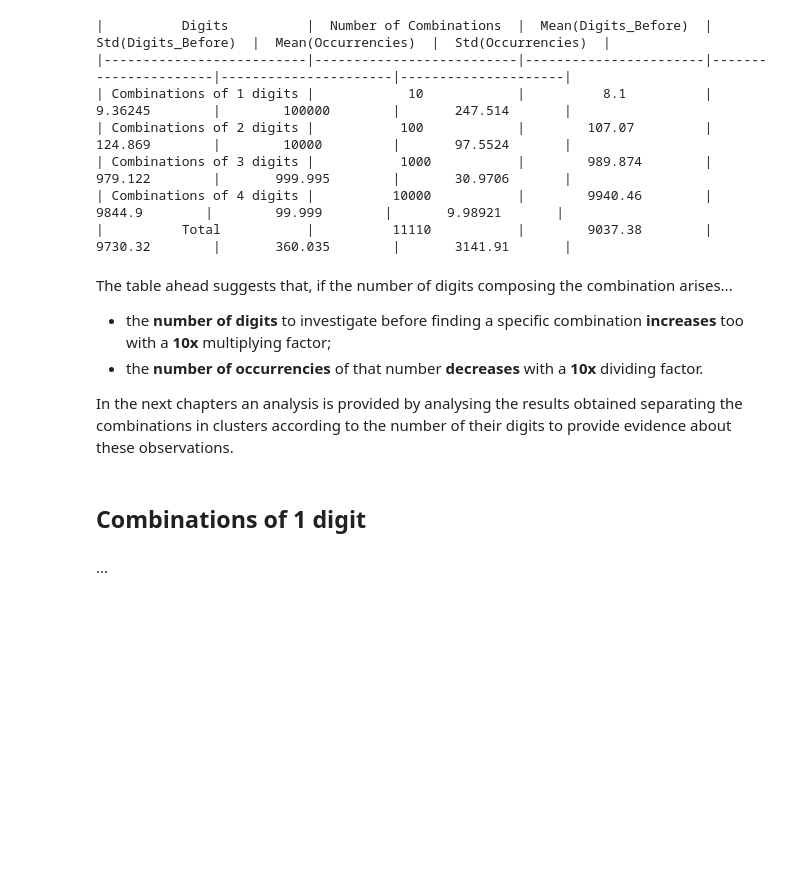
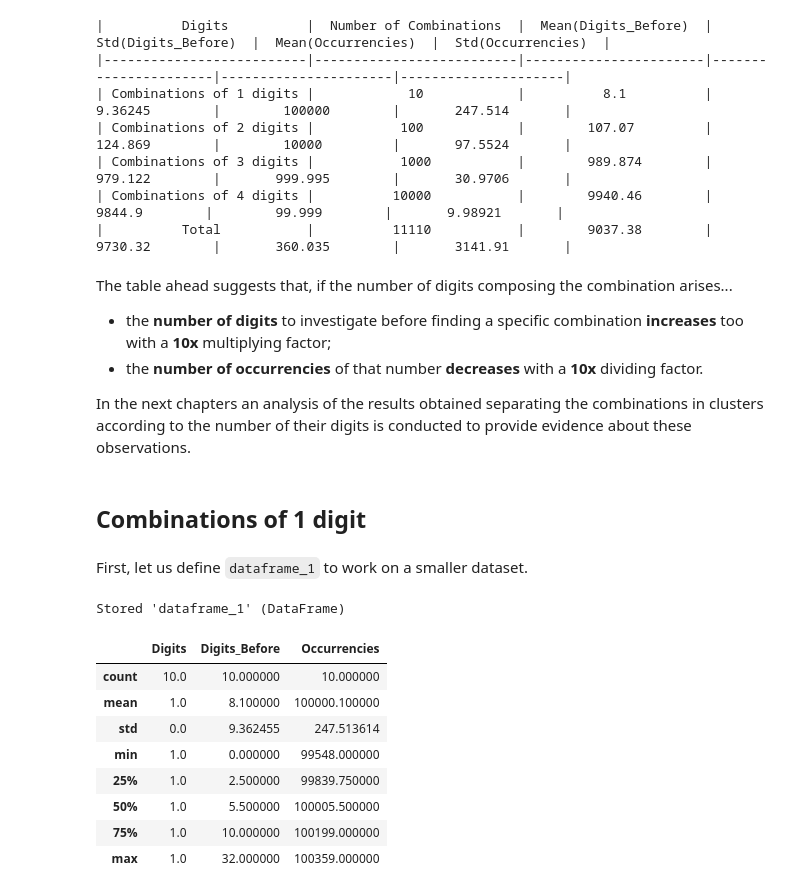
Before and after one commit to MauroPen/MyPythonRepo, a Jupyter notebook: Scripts/Check_Numbers_Pi_Notebook_2.ipynb, the cells around one changed output. Saved outputs shown, nothing was run; the diff lists cells and outputs as text; code cells hidden in the pictures; blank space fills up the shorter version.

Commit message:
add last version of analysis

````diff
--- a/Scripts/Check_Numbers_Pi_Notebook_2.ipynb
+++ b/Scripts/Check_Numbers_Pi_Notebook_2.ipynb
@@ -101,8 +101,25 @@ The table ahead suggests that, if the number of digits composing the combination
 - the **number of digits** to investigate before finding a specific combination **increases** too with a **10x** multiplying factor;
 - the **number of occurrencies** of that number **decreases** with a **10x** dividing factor.
 
-In the next chapters an analysis is provided by analysing the results obtained separating the combinations in clusters according to the number of their digits to provide evidence about these observations.
+In the next chapters an analysis of the results obtained separating the combinations in clusters according to the number of their digits is conducted to provide evidence about these observations.
 # %% [markdown]
 ## Combinations of 1 digit
-# %% [markdown]
-...
+# %% [markdown]
+First, let us define ```dataframe_1``` to work on a smaller dataset.
+# %%
+dataframe_1 = dataframe[dataframe["Digits"] == 1]
+
+%store dataframe_1
+
+dataframe_1.describe()
+# %% [output]
+Stored 'dataframe_1' (DataFrame)
+|  | Digits | Digits_Before | Occurrencies |
+| count | 10.0 | 10.000000 | 10.000000 |
+| mean | 1.0 | 8.100000 | 100000.100000 |
+| std | 0.0 | 9.362455 | 247.513614 |
+| min | 1.0 | 0.000000 | 99548.000000 |
+| 25% | 1.0 | 2.500000 | 99839.750000 |
+| 50% | 1.0 | 5.500000 | 100005.500000 |
+| 75% | 1.0 | 10.000000 | 100199.000000 |
+| max | 1.0 | 32.000000 | 100359.000000 |
````
Also changed, not shown: parts of 4 cells of this notebook.
